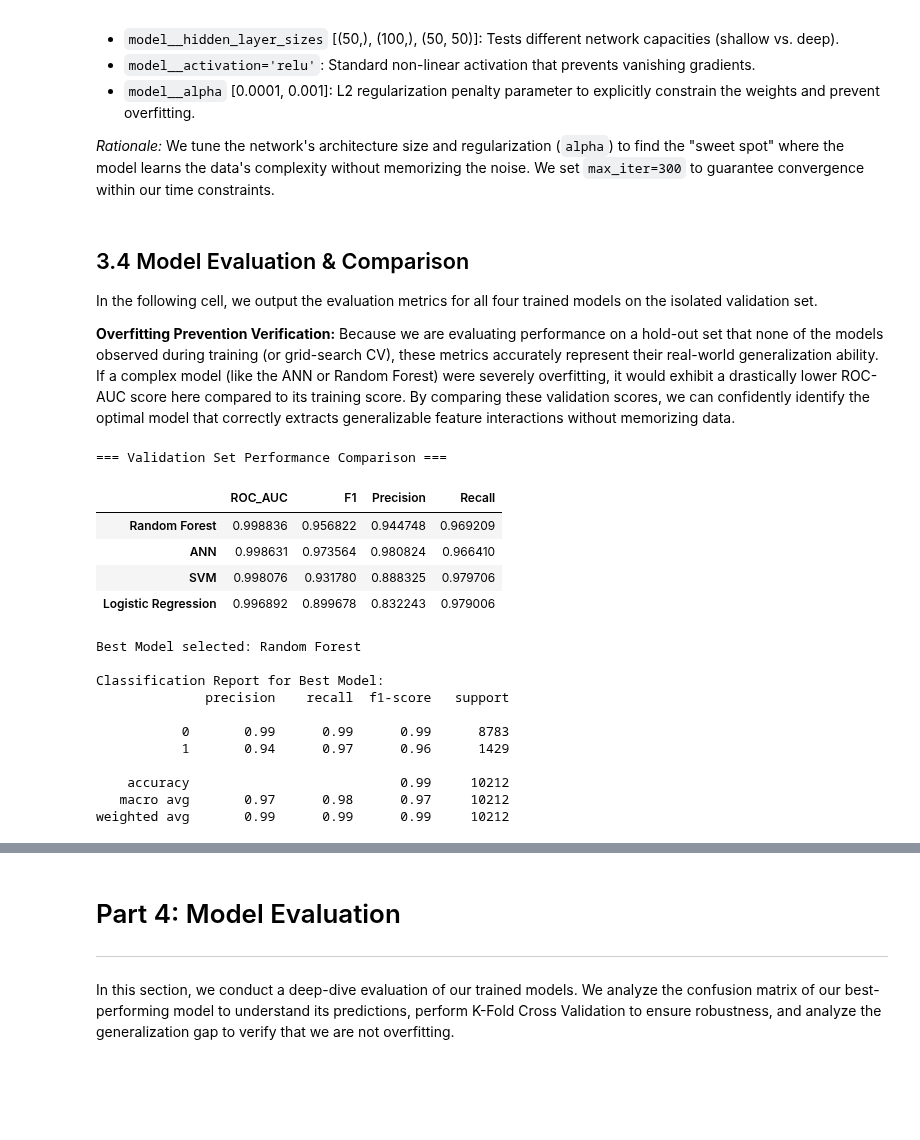
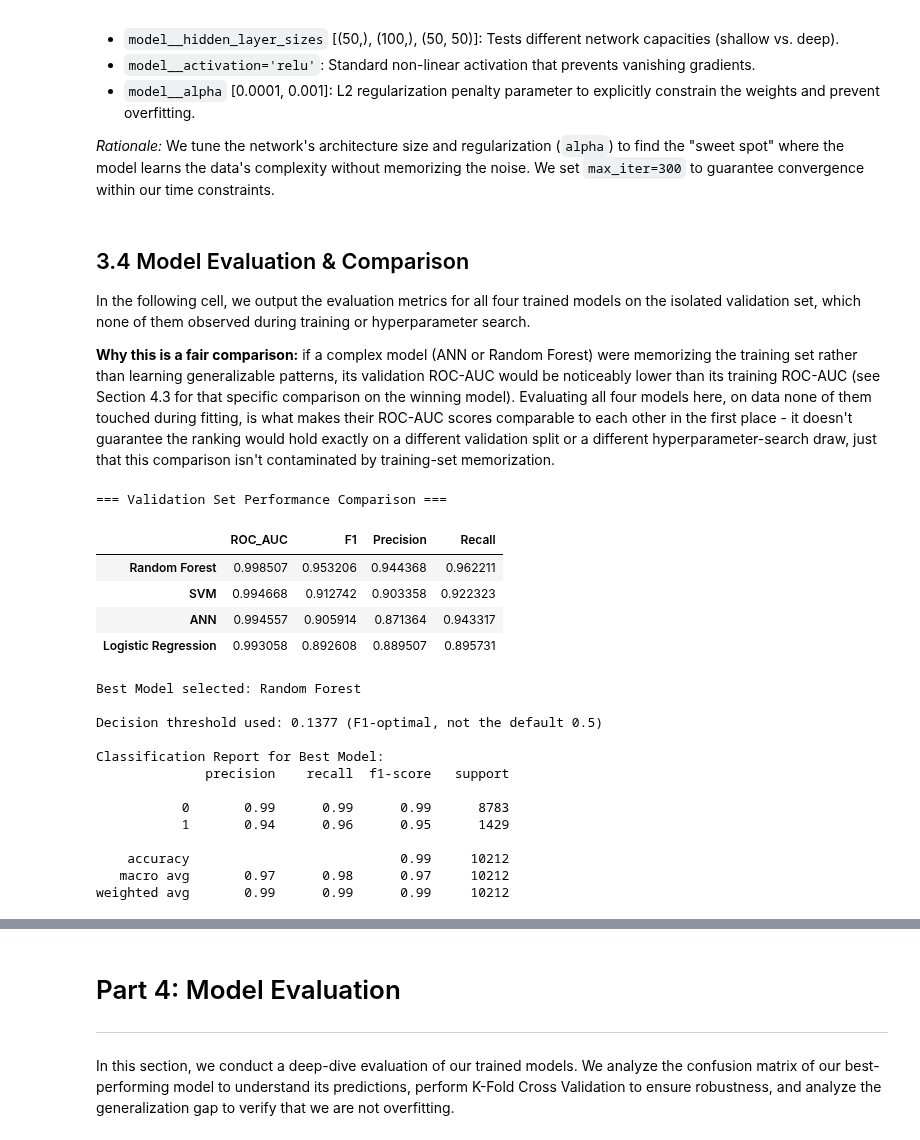
Before and after one commit to InbarKedem/final-project-intro-to-ml, a Jupyter notebook: task.ipynb, the cells around one changed output, grey strips where cells are left out. Drawn from its saved outputs; the diff is of its cells as text; code cells hidden in the pictures; blank space fills up the shorter version.

```diff
--- a/task.ipynb
+++ b/task.ipynb
@@ -2019,9 +2247,11 @@ base_model_pipeline = Pipeline([
 ])
 base_model_pipeline.fit(X_train_split, y_train_split)
 
-# Predictions on Validation Set
-y_val_pred_base = base_model_pipeline.predict(X_val)
+# Predictions on Validation Set (F1-optimal threshold, not the default 0.5 -
+# see get_optimal_threshold above)
 y_val_pred_proba_base = base_model_pipeline.predict_proba(X_val)[:, 1]
+optimal_thresholds['Logistic Regression'] = get_optimal_threshold(y_val, y_val_pred_proba_base)
+y_val_pred_base = (y_val_pred_proba_base >= optimal_thresholds['Logistic Regression']).astype(int)
 
 # Evaluate
 base_metrics = evaluate_model(y_val, y_val_pred_base, y_val_pred_proba_base)
@@ -2062,9 +2292,10 @@ rf_search = RandomizedSearchCV(
 rf_search.fit(X_train_split, y_train_split)
 best_rf = rf_search.best_estimator_
 
-# Predict and Evaluate
-y_val_pred_rf = best_rf.predict(X_val)
+# Predict and Evaluate (F1-optimal threshold, not the default 0.5)
 y_val_pred_proba_rf = best_rf.predict_proba(X_val)[:, 1]
+optimal_thresholds['Random Forest'] = get_optimal_threshold(y_val, y_val_pred_proba_rf)
+y_val_pred_rf = (y_val_pred_proba_rf >= optimal_thresholds['Random Forest']).astype(int)
 
 trained_models['Random Forest'] = best_rf
 evaluation_results['Random Forest'] = evaluate_model(y_val, y_val_pred_rf, y_val_pred_proba_rf)
@@ -2111,9 +2344,10 @@ best_svm = svm_search.best_estimator_
 print("Retraining the best SVM estimator on the full training split...")
 best_svm.fit(X_train_split, y_train_split)
 
-# Predict and Evaluate
-y_val_pred_svm = best_svm.predict(X_val)
+# Predict and Evaluate (F1-optimal threshold, not the default 0.5)
 y_val_pred_proba_svm = best_svm.predict_proba(X_val)[:, 1]
+optimal_thresholds['SVM'] = get_optimal_threshold(y_val, y_val_pred_proba_svm)
+y_val_pred_svm = (y_val_pred_proba_svm >= optimal_thresholds['SVM']).astype(int)
 
 trained_models['SVM'] = best_svm
 evaluation_results['SVM'] = evaluate_model(y_val, y_val_pred_svm, y_val_pred_proba_svm)
@@ -2151,50 +2385,54 @@ ann_search = RandomizedSearchCV(
 ann_search.fit(X_train_split, y_train_split)
 best_ann = ann_search.best_estimator_
 
-# Predict and Evaluate
-y_val_pred_ann = best_ann.predict(X_val)
+# Predict and Evaluate (F1-optimal threshold, not the default 0.5)
 y_val_pred_proba_ann = best_ann.predict_proba(X_val)[:, 1]
+optimal_thresholds['ANN'] = get_optimal_threshold(y_val, y_val_pred_proba_ann)
+y_val_pred_ann = (y_val_pred_proba_ann >= optimal_thresholds['ANN']).astype(int)
 
 trained_models['ANN'] = best_ann
 evaluation_results['ANN'] = evaluate_model(y_val, y_val_pred_ann, y_val_pred_proba_ann)
 # %% [markdown]
 ## 3.4 Model Evaluation & Comparison
 
-In the following cell, we output the evaluation metrics for all four trained models on the isolated validation set.
+In the following cell, we output the evaluation metrics for all four trained models on the isolated validation set, which none of them observed during training or hyperparameter search.
 
-**Overfitting Prevention Verification:** Because we are evaluating performance on a hold-out set that none of the models observed during training (or grid-search CV), these metrics accurately represent their real-world generalization ability. If a complex model (like the ANN or Random Forest) were severely overfitting, it would exhibit a drastically lower ROC-AUC score here compared to its training score. By comparing these validation scores, we can confidently identify the optimal model that correctly extracts generalizable feature interactions without memorizing data.
+**Why this is a fair comparison:** if a complex model (ANN or Random Forest) were memorizing the training set rather than learning generalizable patterns, its validation ROC-AUC would be noticeably lower than its training ROC-AUC (see Section 4.3 for that specific comparison on the winning model). Evaluating all four models here, on data none of them touched during fitting, is what makes their ROC-AUC scores comparable to each other in the first place - it doesn't guarantee the ranking would hold exactly on a different validation split or a different hyperparameter-search draw, just that this comparison isn't contaminated by training-set memorization.
 # %%
 # Display Comparison of all models
 results_df = pd.DataFrame(evaluation_results).T
 print("=== Validation Set Performance Comparison ===")
 display(results_df.sort_values(by='ROC_AUC', ascending=False))
 
 # Identify Best Model computationally based on ROC-AUC
 best_model_name = results_df['ROC_AUC'].idxmax()
 best_model_pipeline = trained_models[best_model_name]
 
 print(f"\nBest Model selected: {best_model_name}")
 
-# Detailed report for the best model
-y_val_pred_best = best_model_pipeline.predict(X_val)
+# Detailed report for the best model (F1-optimal threshold, not the default 0.5)
 y_val_pred_proba_best = best_model_pipeline.predict_proba(X_val)[:, 1]
+y_val_pred_best = (y_val_pred_proba_best >= optimal_thresholds[best_model_name]).astype(int)
 
+print(f"\nDecision threshold used: {optimal_thresholds[best_model_name]:.4f} (F1-optimal, not the default 0.5)")
 print("\nClassification Report for Best Model:")
 print(classification_report(y_val, y_val_pred_best))
 # %% [output]
 === Validation Set Performance Comparison ===
 |  | ROC_AUC | F1 | Precision | Recall |
-| Random Forest | 0.998836 | 0.956822 | 0.944748 | 0.969209 |
-| ANN | 0.998631 | 0.973564 | 0.980824 | 0.966410 |
-| SVM | 0.998076 | 0.931780 | 0.888325 | 0.979706 |
-| Logistic Regression | 0.996892 | 0.899678 | 0.832243 | 0.979006 |
+| Random Forest | 0.998507 | 0.953206 | 0.944368 | 0.962211 |
+| SVM | 0.994668 | 0.912742 | 0.903358 | 0.922323 |
+| ANN | 0.994557 | 0.905914 | 0.871364 | 0.943317 |
+| Logistic Regression | 0.993058 | 0.892608 | 0.889507 | 0.895731 |
 Best Model selected: Random Forest
+
+Decision threshold used: 0.1377 (F1-optimal, not the default 0.5)
 
 Classification Report for Best Model:
               precision    recall  f1-score   support
 
            0       0.99      0.99      0.99      8783
-           1       0.94      0.97      0.96      1429
+           1       0.94      0.96      0.95      1429
 
     accuracy                           0.99     10212
    macro avg       0.97      0.98      0.97     10212
```
Also changed, not shown: parts of 74 cells of this notebook, 1 other file.
